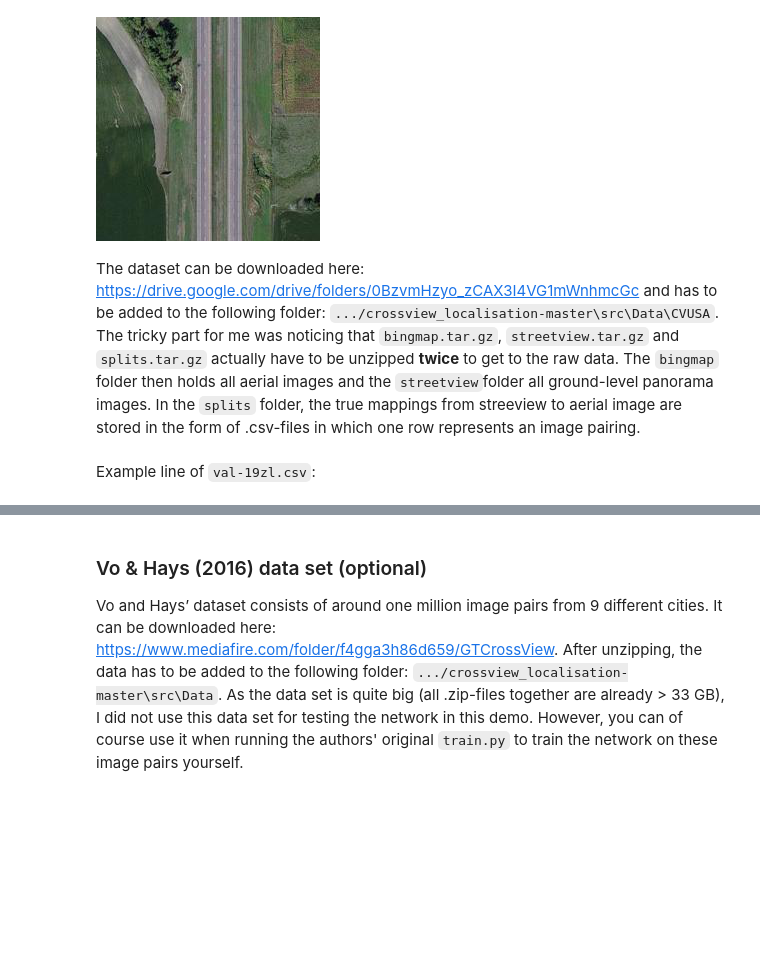
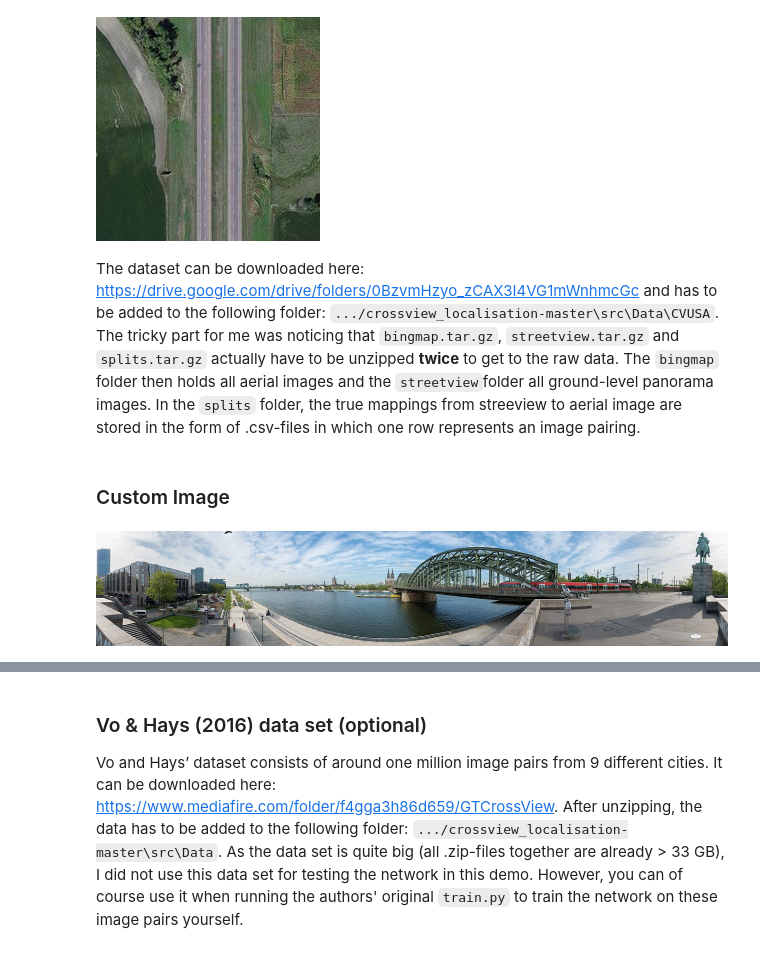
Before and after one commit to k47ha/Geolocation_Estimation, a Jupyter notebook: 01_CVM-Net/CVM-Net_Instruction.ipynb, the cells around one changed output, grey strips where cells are left out. Cells and saved outputs as stored; diff of their text form; code cells hidden in the pictures; blank space fills up the shorter version.

```diff
--- a/01_CVM-Net/CVM-Net_Instruction.ipynb
+++ b/01_CVM-Net/CVM-Net_Instruction.ipynb
@@ -46,5 +46,12 @@ display(aerial_example)
 [figure]
 # %% [markdown]
 The dataset can be downloaded here: https://drive.google.com/drive/folders/0BzvmHzyo_zCAX3I4VG1mWnhmcGc and has to be added to the following folder: `.../crossview_localisation-master\src\Data\CVUSA`.
-The tricky part for me was noticing that `bingmap.tar.gz`, `streetview.tar.gz` and `splits.tar.gz` actually have to be unzipped **twice** to get to the raw data. The `bingmap` folder then holds all aerial images and the `streetview`folder all ground-level panorama images. In the `splits` folder, the true mappings from streeview to aerial image are stored in the form of .csv-files in which one row represents an image pairing. <br><br>
-Example line of `val-19zl.csv`:
+The tricky part for me was noticing that `bingmap.tar.gz`, `streetview.tar.gz` and `splits.tar.gz` actually have to be unzipped **twice** to get to the raw data. The `bingmap` folder then holds all aerial images and the `streetview`folder all ground-level panorama images. In the `splits` folder, the true mappings from streeview to aerial image are stored in the form of .csv-files in which one row represents an image pairing.
+# %% [markdown]
+### Custom Image
+# %%
+# ground-level image example
+streetview_example = Image.open(r'D:\Deep Computer Vision\crossview_localisation-master\src\Data\CVUSA\streetview\panos\koeln.jpg')
+display(streetview_example)
+# %% [output]
+[figure, added]
```
Also changed, not shown: parts of 9 cells of this notebook.
